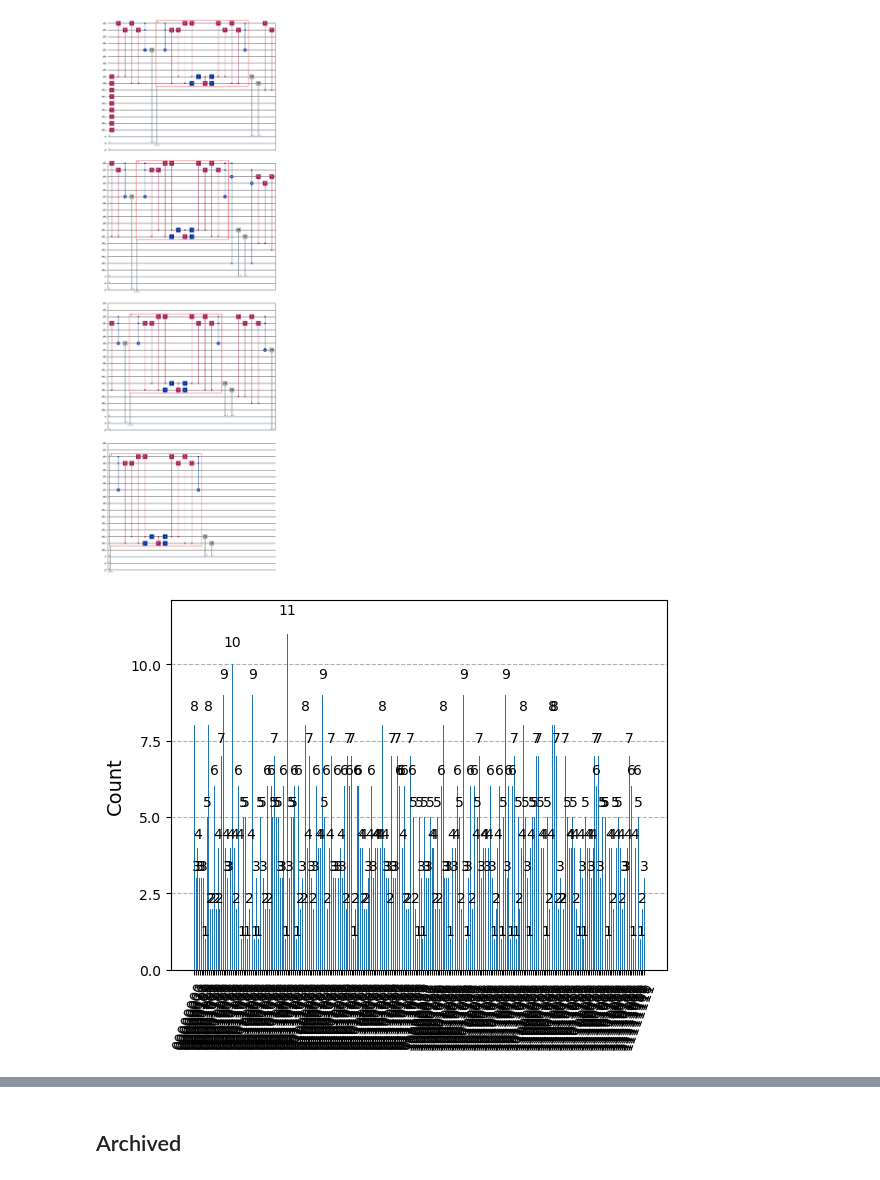
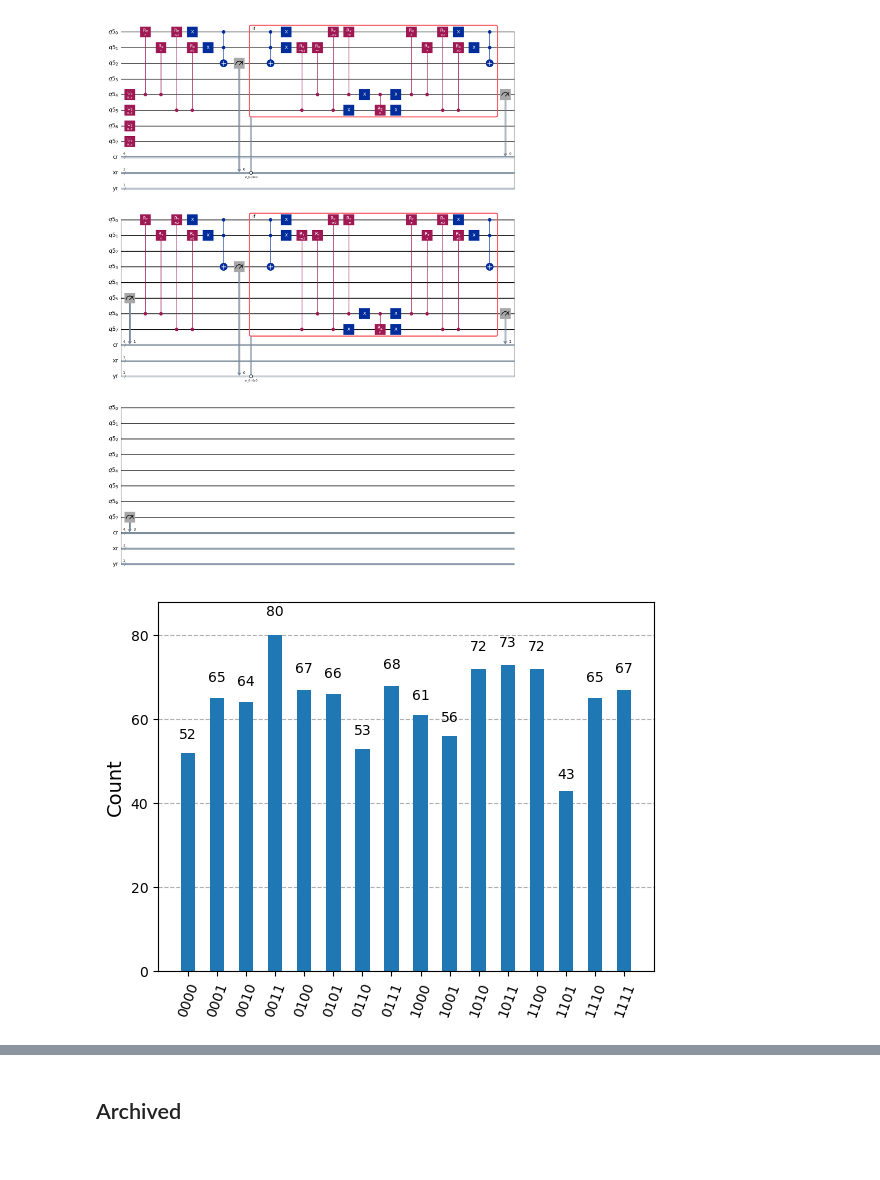
Before and after one commit to Jaybit0/QML, a Jupyter notebook: Qiskit_Modules/test.ipynb, the cells around one changed output, grey strips where cells are left out. Saved outputs shown, nothing was run; the diff lists cells and outputs as text; code cells hidden in the pictures.

```diff
--- a/Qiskit_Modules/test.ipynb
+++ b/Qiskit_Modules/test.ipynb
@@ -15,13 +15,13 @@ import numpy as np
 from Circuits import build_circuit, build_r0lstar, build_transition
 # %%
 # create the circuit
-X = np.array([[1, 1], [1, 1]])
+X = np.array([[0], [0]])
 R = 2
 
 circuit = build_circuit(X, R)
 circuit.decompose().draw(output='mpl')
 # %% [output]
-[figure, old version]
+[figure, new version]
 # %%
 # obtain a distribution of possible results
 # set up the backend
@@ -34,7 +34,7 @@ results = sampler.run([circuit.decompose()]).result()
 counts = results[0].data.cr.get_counts()
 plot_histogram(counts)
 # %% [output]
-[figure, old version]
+[figure, new version]
 # %%
 # run experiments based on results
 
```
Also changed, not shown: parts of 2 cells of this notebook.
